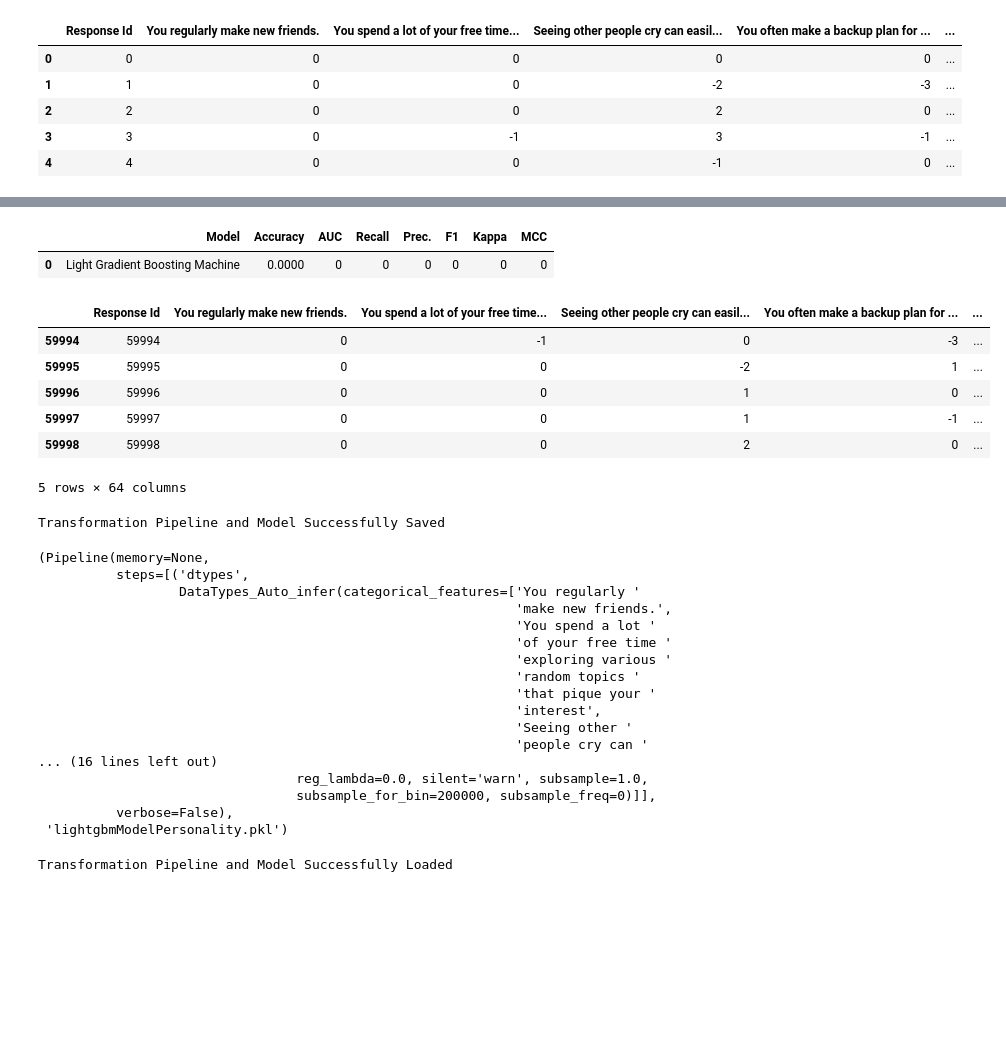
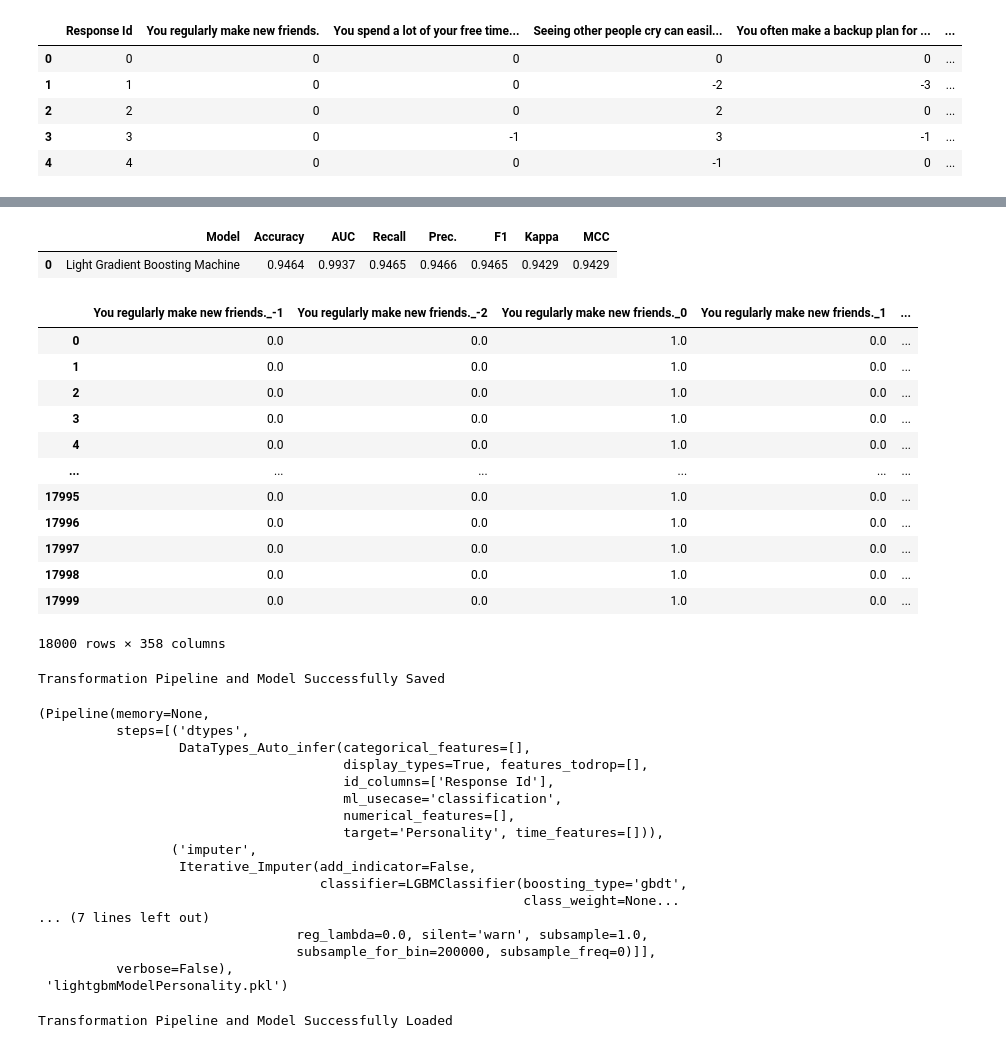
Before and after one commit to MIP01/Pycaret-ML, a Jupyter notebook: Basic_AI_Modelling.ipynb, the cells around one changed output, grey strips where cells are left out. Drawn from its saved outputs; the diff is of its cells as text; code cells hidden in the pictures; blank space fills up the shorter version.

Commit message:
tuning model

```diff
--- a/Basic_AI_Modelling.ipynb
+++ b/Basic_AI_Modelling.ipynb
@@ -126,32 +151,38 @@ bestrf = tune_model(numeric) #melakukan hyper parameter tuning
 # %%
-predict_model(numeric, df.tail()) # untuk melihat hasil prediksi model
+predict_model(rf) # untuk melihat hasil prediksi model
 # %% [output]
 |  | Model | Accuracy | AUC | Recall | Prec. | F1 | Kappa | MCC |
-| 0 | Light Gradient Boosting Machine | 0.0000 | 0 | 0 | 0 | 0 | 0 | 0 |
+| 0 | Light Gradient Boosting Machine | 0.9464 | 0.9937 | 0.9465 | 0.9466 | 0.9465 | 0.9429 | 0.9429 |
-|  | Response Id | You regularly make new friends. | You spend a lot of your free time... | Seeing other people cry can easil... | You often make a backup plan for ... | ... |
-| 59994 | 59994 | 0 | -1 | 0 | -3 | ... |
-| 59995 | 59995 | 0 | 0 | -2 | 1 | ... |
-| 59996 | 59996 | 0 | 0 | 1 | 0 | ... |
-| 59997 | 59997 | 0 | 0 | 1 | -1 | ... |
-| 59998 | 59998 | 0 | 0 | 2 | 0 | ... |
+|  | You regularly make new friends._-1 | You regularly make new friends._-2 | You regularly make new friends._0 | You regularly make new friends._1 | ... |
+| 0 | 0.0 | 0.0 | 1.0 | 0.0 | ... |
+| 1 | 0.0 | 0.0 | 1.0 | 0.0 | ... |
+| 2 | 0.0 | 0.0 | 1.0 | 0.0 | ... |
+| 3 | 0.0 | 0.0 | 1.0 | 0.0 | ... |
+| 4 | 0.0 | 0.0 | 1.0 | 0.0 | ... |
+| ... | ... | ... | ... | ... | ... |
+| 17995 | 0.0 | 0.0 | 1.0 | 0.0 | ... |
+| 17996 | 0.0 | 0.0 | 1.0 | 0.0 | ... |
+| 17997 | 0.0 | 0.0 | 1.0 | 0.0 | ... |
+| 17998 | 0.0 | 0.0 | 1.0 | 0.0 | ... |
+| 17999 | 0.0 | 0.0 | 1.0 | 0.0 | ... |
-5 rows × 64 columns
+18000 rows × 358 columns
 # %%
-save_model(numeric, model_name="lightgbmModelPersonality") # export model
+save_model(rf, model_name="lightgbmModelPersonality") # export model
 # %% [output]
 Transformation Pipeline and Model Successfully Saved
 (Pipeline(memory=None,
           steps=[('dtypes',
-                  DataTypes_Auto_infer(categorical_features=['You regularly '
-                                                             'make new friends.',
-                                                             'You spend a lot '
-                                                             'of your free time '
-                                                             'exploring various '
-                                                             'random topics '
-                                                             'that pique your '
-                                                             'interest',
-                                                             'Seeing other '
-                                                             'people cry can '
-... (16 lines left out)
+                  DataTypes_Auto_infer(categorical_features=[],
+                                       display_types=True, features_todrop=[],
+                                       id_columns=['Response Id'],
+                                       ml_usecase='classification',
+                                       numerical_features=[],
+                                       target='Personality', time_features=[])),
+                 ('imputer',
+                  Iterative_Imputer(add_indicator=False,
+                                    classifier=LGBMClassifier(boosting_type='gbdt',
+                                                              class_weight=None...
+... (7 lines left out)
                                  reg_lambda=0.0, silent='warn', subsample=1.0,
                                  subsample_for_bin=200000, subsample_freq=0)]],
           verbose=False),
```
Also changed, not shown: parts of 10 cells of this notebook, 2 other files.
